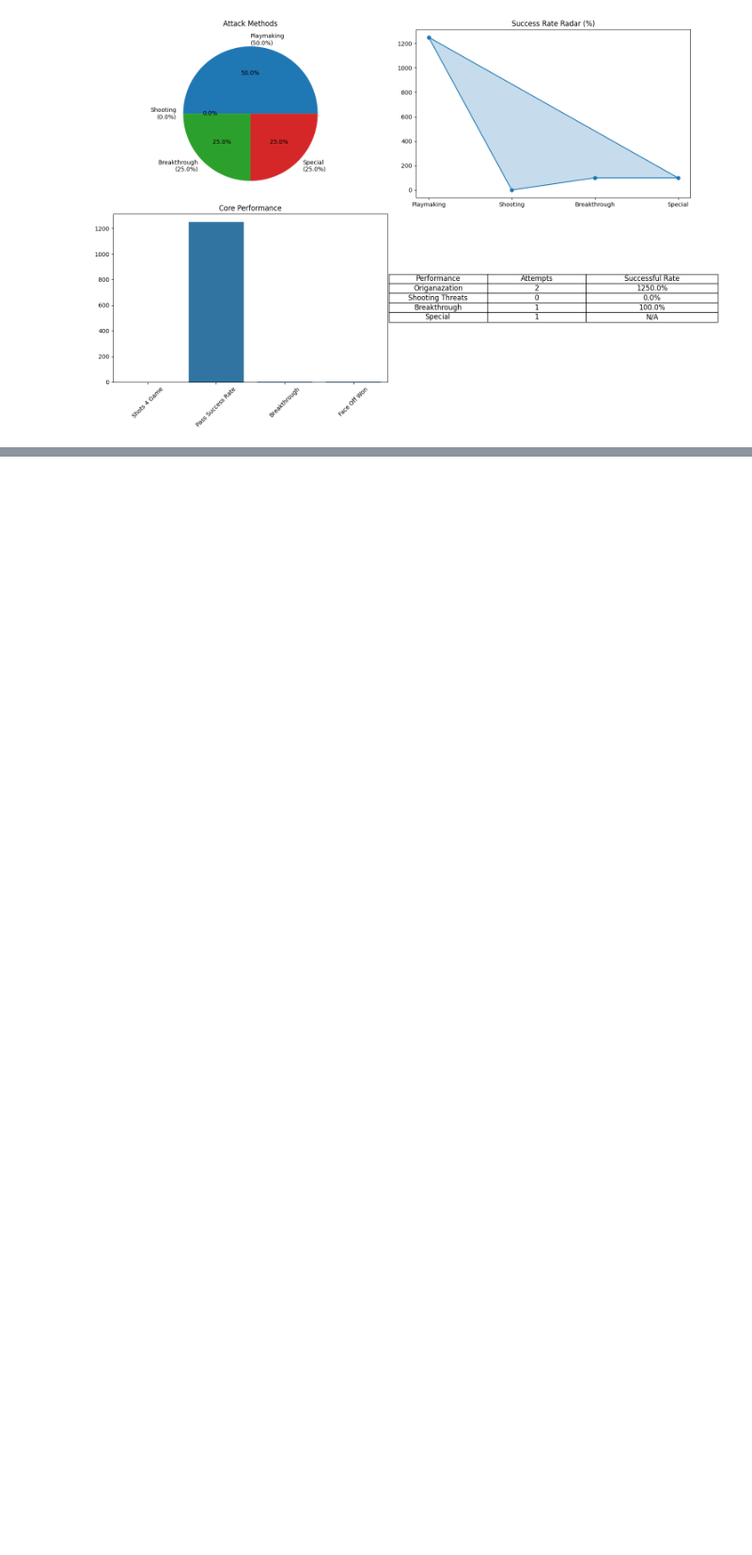
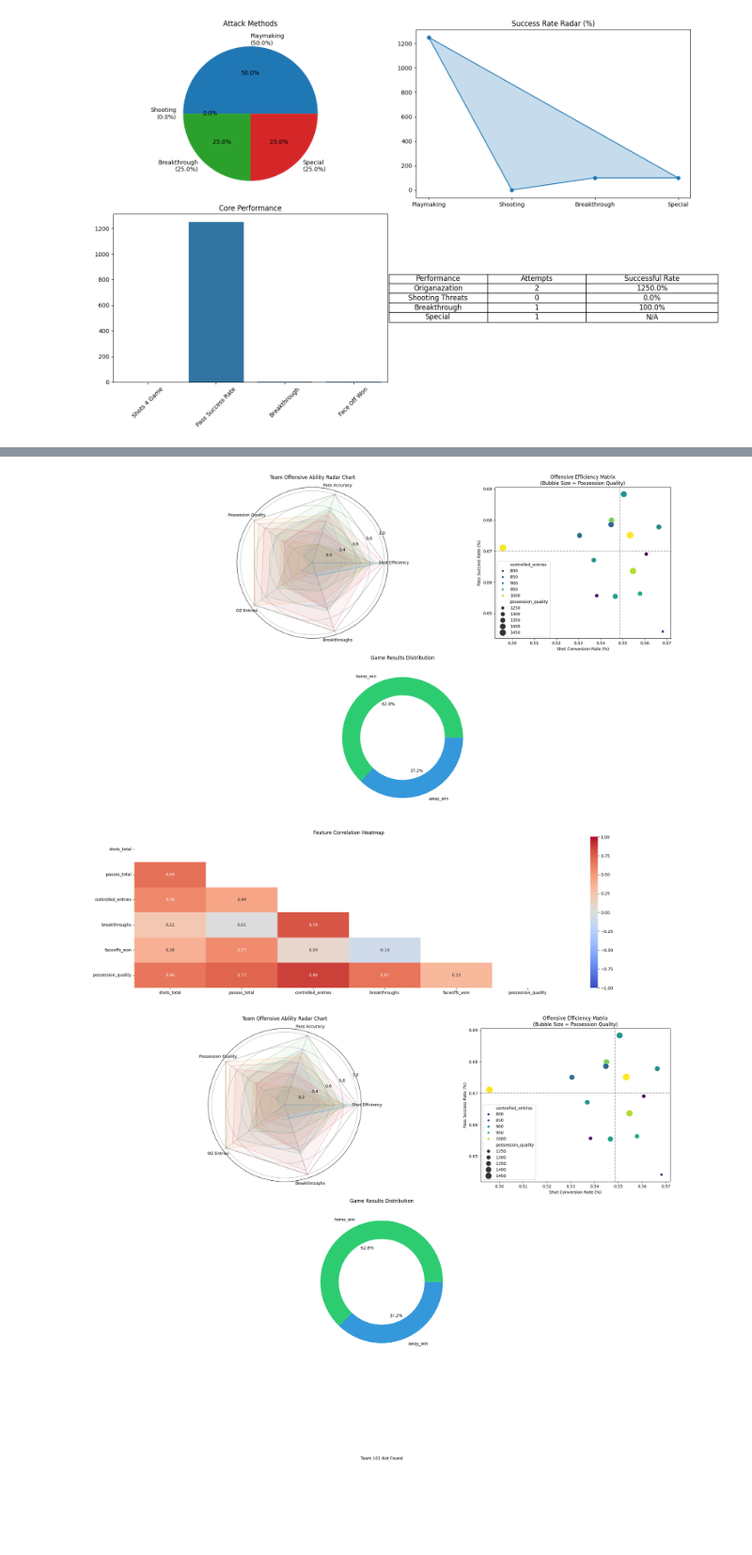
Before and after one commit to path2morepro/HockeyAnlysis, a Jupyter notebook: DataPreview.ipynb, the cells around one changed output, grey strips where cells are left out. Shown at 94% size. Cells and saved outputs as stored; diff of their text form; code cells hidden in the pictures; blank space fills up the shorter version.

Commit message:
team attack visualization

```diff
--- a/DataPreview.ipynb
+++ b/DataPreview.ipynb
@@ -539,0 +656,12 @@ plot_attack_profile(2099, attack_profile, player_info)
+# %%
+team_stats = create_team_offense_stats(data)
+print(team_stats.columns)
+
+# 生成比赛数据
+game_stats = create_game_stats(data)
+print(game_stats.columns)
+
+# 如果你想拉下来玩一玩，把这个注释去掉
+# 保存结果
+# team_stats.to_csv('team_offense_stats.csv')
+# game_stats.to_csv('game_stats.csv')
@@ -539,0 +839,15 @@ plot_attack_profile(2099, attack_profile, player_info)
+# %%
+team_stats['controlled_entries_bin'] = pd.qcut(team_stats['controlled_entries'], 5)
+team_stats['breakthroughs_bin'] = pd.qcut(team_stats['breakthroughs'], 5)
+
+
+# 显示整体分析
+plot_team_offense_dashboard(team_stats, game_stats)
+# 生成可视化
+plot_team_offense_dashboard(team_stats, game_stats, team_id=101)
+
+# 清理临时列
+team_stats.drop(['controlled_entries_bin', 'breakthroughs_bin'], axis=1, inplace=True)
+# %% [output]
+[figure, added]
+[figure, added]
```
Also changed, not shown: parts of 6 cells of this notebook.
